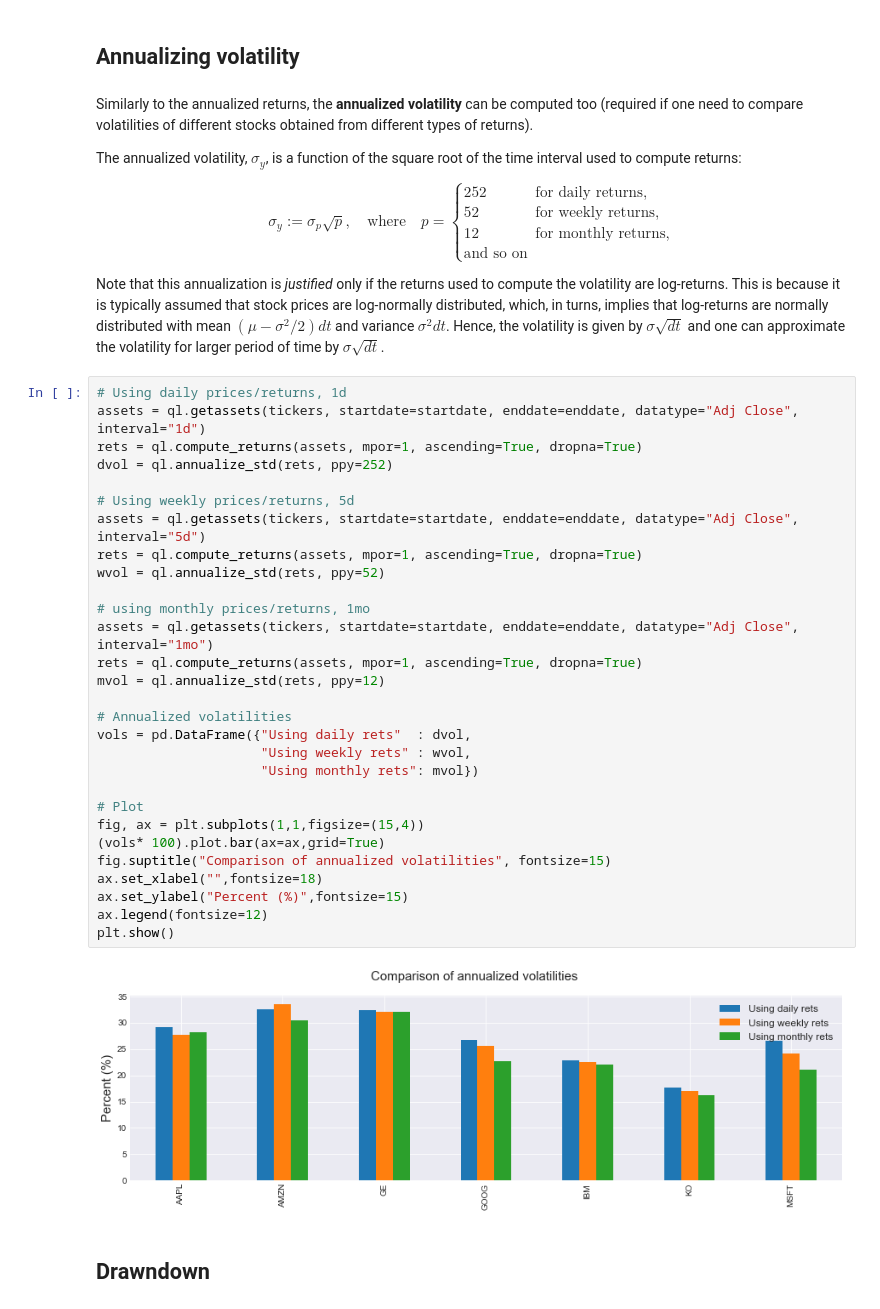
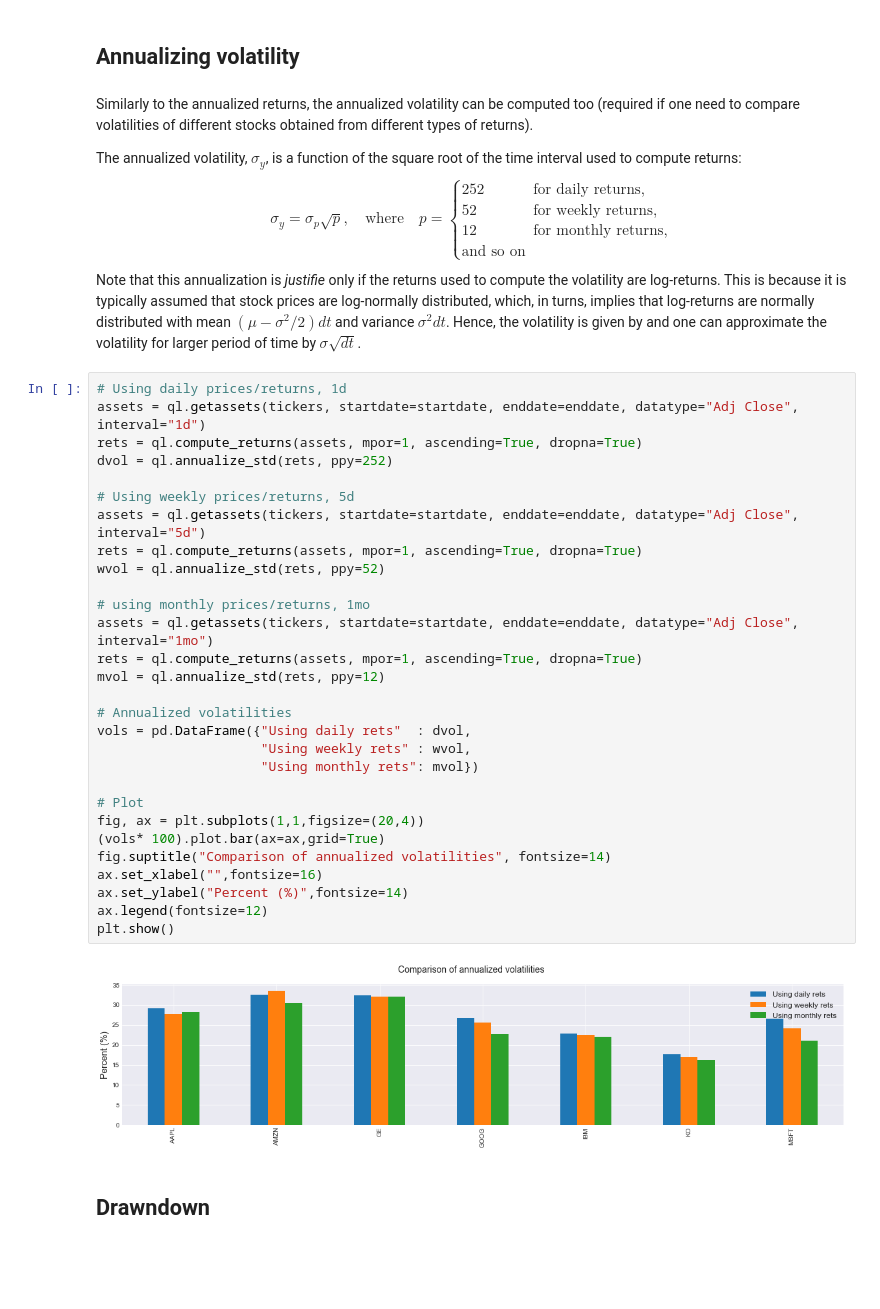
Before and after one commit to z4ir3/quant-library, a Jupyter notebook: tutorial-quant-library.ipynb, the cells around one changed output. Drawn from its saved outputs; the diff is of its cells as text; blank space fills up the shorter version.

```diff
--- a/tutorial-quant-library.ipynb
+++ b/tutorial-quant-library.ipynb
@@ -222,12 +219,12 @@ If *negative=False* is passed, then it computes the semi-volatility of positive
 # %% [markdown]
 ## Annualizing volatility
 # %% [markdown]
-Similarly to the annualized returns, the **annualized volatility** can be computed too (required if one need to compare volatilities of different stocks obtained from different types of returns).
+Similarly to the annualized returns, the annualized volatility can be computed too (required if one need to
+compare volatilities of different stocks obtained from different types of returns).
 
 The annualized volatility, $\sigma_y$, is a function of the square root of the time interval used to compute returns:
-
 $$
-\sigma_{y} := \sigma_p \sqrt{p},
+\sigma_{y} = \sigma_p\sqrt{p},
 \quad\text{where}\quad
 p =
 \begin{cases}
@@ -237,42 +234,39 @@ p =
 \text{and so on}
 \end{cases}
 $$
-
-Note that this annualization is *justified* only if the returns used to compute the volatility are log-returns.
-This is because it is typically assumed that stock prices are log-normally distributed, which, in turns,
-implies that log-returns are normally distributed with mean $(\mu-\sigma^2/2)dt$ and variance $\sigma^2dt$.
-Hence, the volatility is given by $\sigma\sqrt{dt}$ and one can approximate the volatility for larger period of time by $\sigma\sqrt{dt}$.
+Note that this annualization is *justifie* only if the returns used to compute the volatility are log-returns.
+This is because it is typically assumed that stock prices are log-normally distributed, which, in turns, implies that log-returns are normally distributed with mean $(\mu-\sigma^2/2)dt$ and variance $\sigma^2 dt$. Hence, the volatility is given by and one can approximate the volatility for larger period of time by $\sigma\sqrt{dt}$.
 # %%
 # Using daily prices/returns, 1d
 assets = ql.getassets(tickers, startdate=startdate, enddate=enddate, datatype="Adj Close", interval="1d")
 rets = ql.compute_returns(assets, mpor=1, ascending=True, dropna=True)
 dvol = ql.annualize_std(rets, ppy=252)
 
 # Using weekly prices/returns, 5d
 assets = ql.getassets(tickers, startdate=startdate, enddate=enddate, datatype="Adj Close", interval="5d")
 rets = ql.compute_returns(assets, mpor=1, ascending=True, dropna=True)
 wvol = ql.annualize_std(rets, ppy=52)
 
 # using monthly prices/returns, 1mo
 assets = ql.getassets(tickers, startdate=startdate, enddate=enddate, datatype="Adj Close", interval="1mo")
 rets = ql.compute_returns(assets, mpor=1, ascending=True, dropna=True)
 mvol = ql.annualize_std(rets, ppy=12)
 
 # Annualized volatilities
 vols = pd.DataFrame({"Using daily rets"  : dvol,
                      "Using weekly rets" : wvol,
                      "Using monthly rets": mvol})
 
 # Plot
-fig, ax = plt.subplots(1,1,figsize=(15,4))
+fig, ax = plt.subplots(1,1,figsize=(20,4))
 (vols* 100).plot.bar(ax=ax,grid=True)
-fig.suptitle("Comparison of annualized volatilities", fontsize=15)
-ax.set_xlabel("",fontsize=18)
-ax.set_ylabel("Percent (%)",fontsize=15)
+fig.suptitle("Comparison of annualized volatilities", fontsize=14)
+ax.set_xlabel("",fontsize=16)
+ax.set_ylabel("Percent (%)",fontsize=14)
 ax.legend(fontsize=12)
 plt.show()
 # %% [output]
-[figure, old version]
+[figure, new version]
 # %% [markdown]
 ## Drawndown
 # %%
```
Also changed, not shown: parts of 12 cells of this notebook.
